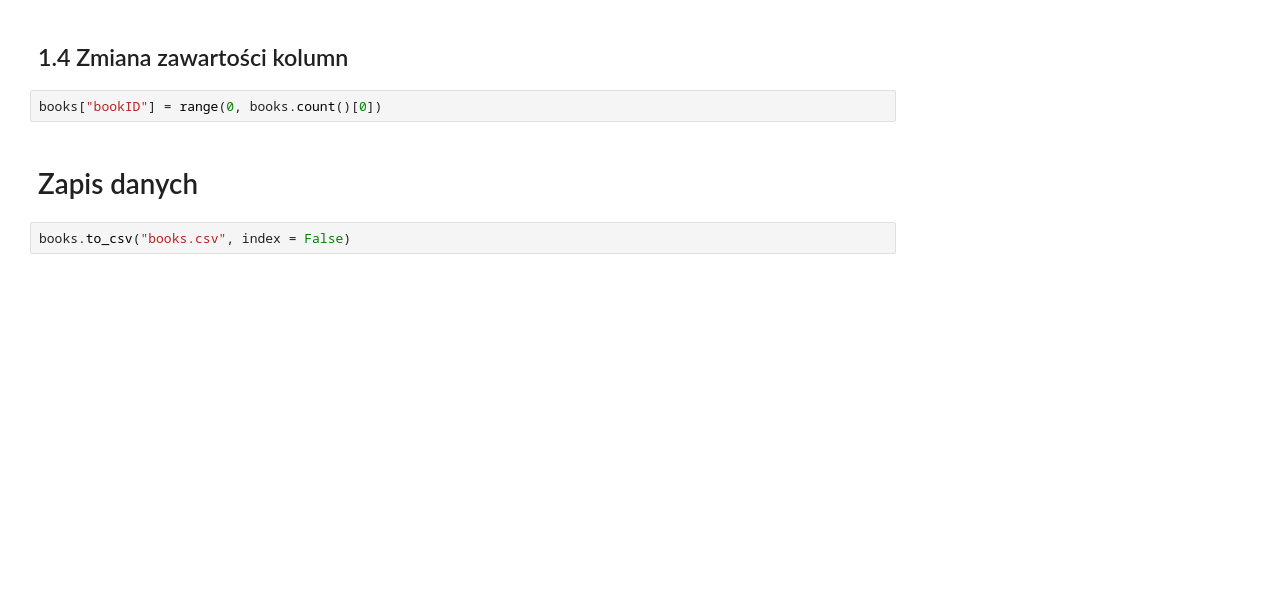
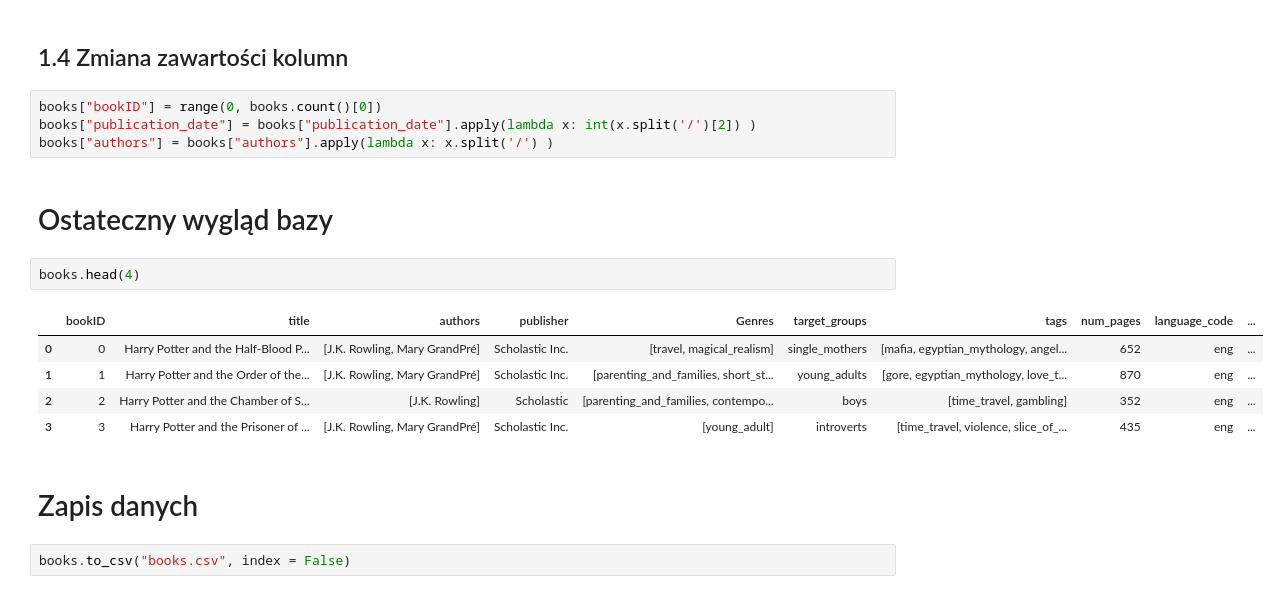
Before and after one commit to CoBskUra/books_rekomender, a Jupyter notebook: data_exploration_and_preprossecing.ipynb, the cells around one changed output. Drawn from its saved outputs; the diff is of its cells as text; blank space fills up the shorter version.

```diff
--- a/data_exploration_and_preprossecing.ipynb
+++ b/data_exploration_and_preprossecing.ipynb
@@ -103,7 +103,19 @@ books.head()
 # %% [markdown]
 ## 1.4 Zmiana zawartości kolumn
-# %%
-books["bookID"] = range(0, books.count()[0])
+# %%
+books["bookID"] = range(0, books.count()[0])
+books["publication_date"] = books["publication_date"].apply(lambda x: int(x.split('/')[2]) )
+books["authors"] = books["authors"].apply(lambda x: x.split('/') )
+# %% [markdown]
+# Ostateczny wygląd bazy
+# %%
+books.head(4)
+# %% [output]
+|  | bookID | title | authors | publisher | Genres | target_groups | tags | num_pages | language_code | ... |
+| 0 | 0 | Harry Potter and the Half-Blood P... | [J.K. Rowling, Mary GrandPré] | Scholastic Inc. | [travel, magical_realism] | single_mothers | [mafia, egyptian_mythology, angel... | 652 | eng | ... |
+| 1 | 1 | Harry Potter and the Order of the... | [J.K. Rowling, Mary GrandPré] | Scholastic Inc. | [parenting_and_families, short_st... | young_adults | [gore, egyptian_mythology, love_t... | 870 | eng | ... |
+| 2 | 2 | Harry Potter and the Chamber of S... | [J.K. Rowling] | Scholastic | [parenting_and_families, contempo... | boys | [time_travel, gambling] | 352 | eng | ... |
+| 3 | 3 | Harry Potter and the Prisoner of ... | [J.K. Rowling, Mary GrandPré] | Scholastic Inc. | [young_adult] | introverts | [time_travel, violence, slice_of_... | 435 | eng | ... |
 # %% [markdown]
 # Zapis danych
 # %%
```
Also changed, not shown: parts of 1 cell of this notebook, 4 other files.
